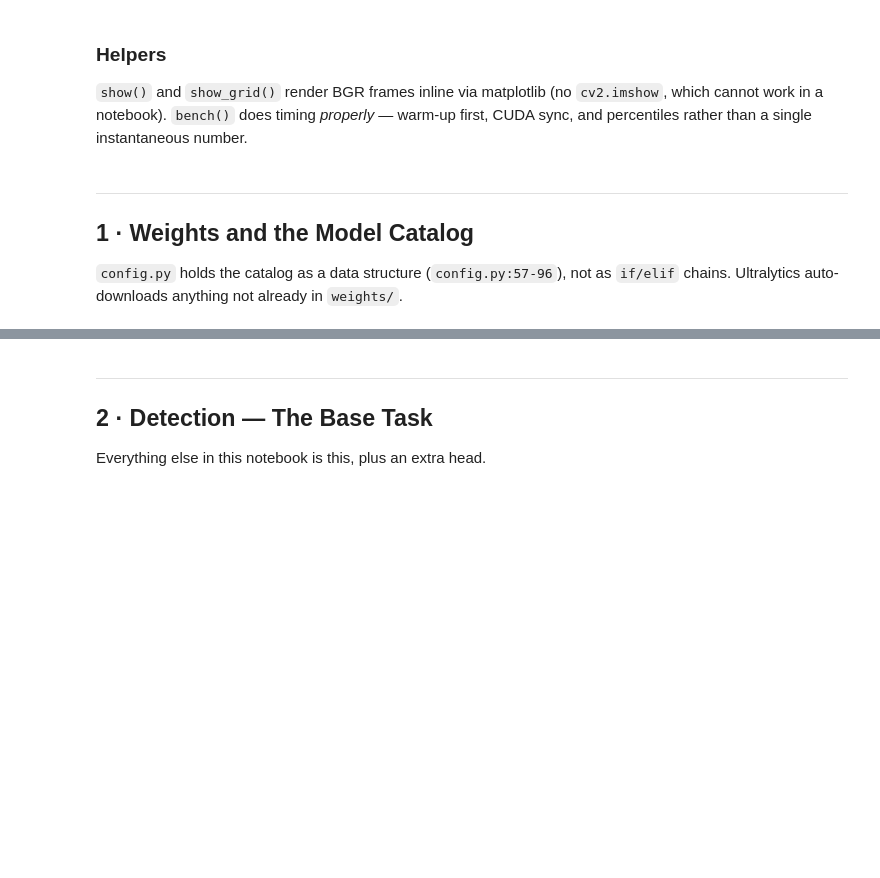
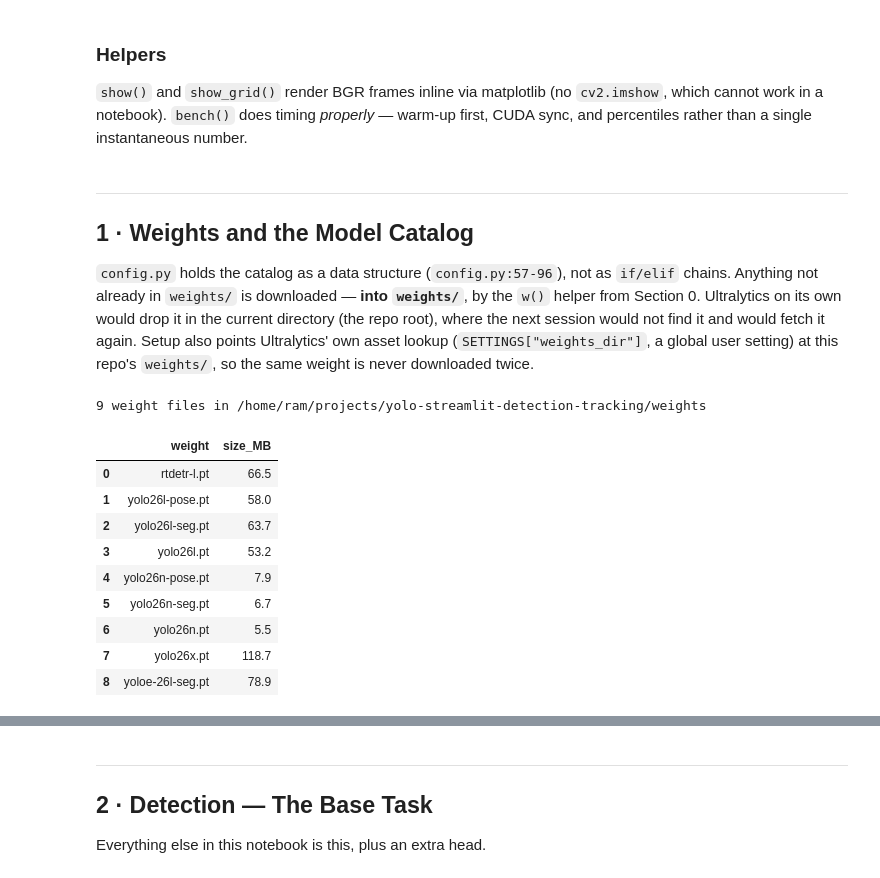
Before and after one commit to aparsoft/yolo-streamlit-detection-tracking, a Jupyter notebook: docs/yolo26_playground.ipynb, the cells around one changed output, grey strips where cells are left out. Drawn from its saved outputs; the diff is of its cells as text; code cells hidden in the pictures; blank space fills up the shorter version.

```diff
--- a/docs/yolo26_playground.ipynb
+++ b/docs/yolo26_playground.ipynb
@@ -179,14 +235,32 @@ print("helpers ready")
 ## 1 · Weights and the Model Catalog
 
 `config.py` holds the catalog as a data structure (`config.py:57-96`), not as `if/elif` chains.
-Ultralytics auto-downloads anything not already in `weights/`.
+Anything not already in `weights/` is downloaded — **into `weights/`**, by the `w()` helper from
+Section 0. Ultralytics on its own would drop it in the current directory (the repo root), where
+the next session would not find it and would fetch it again. Setup also points Ultralytics'
+own asset lookup (`SETTINGS["weights_dir"]`, a global user setting) at this repo's `weights/`,
+so the same weight is never downloaded twice.
 # %%
 present = sorted(p.name for p in config.WEIGHTS_DIR.glob("*.pt"))
-sizes   = {p.name: round(p.stat().st_size / 1e6, 1) for p in config.WEIGHTS_DIR.glob("*.pt")}
+sizes = {
+    p.name: round(p.stat().st_size / 1e6, 1) for p in config.WEIGHTS_DIR.glob("*.pt")
+}
 
 df = pd.DataFrame({"weight": present, "size_MB": [sizes[n] for n in present]})
 print(f"{len(present)} weight files in {config.WEIGHTS_DIR}\n")
 df
+# %% [output]
+9 weight files in /home/ram/projects/yolo-streamlit-detection-tracking/weights
+|  | weight | size_MB |
+| 0 | rtdetr-l.pt | 66.5 |
+| 1 | yolo26l-pose.pt | 58.0 |
+| 2 | yolo26l-seg.pt | 63.7 |
+| 3 | yolo26l.pt | 53.2 |
+| 4 | yolo26n-pose.pt | 7.9 |
+| 5 | yolo26n-seg.pt | 6.7 |
+| 6 | yolo26n.pt | 5.5 |
+| 7 | yolo26x.pt | 118.7 |
+| 8 | yoloe-26l-seg.pt | 78.9 |
 # %%
 # The full catalog the Streamlit app exposes, per task
 rows = []
```
Also changed, not shown: parts of 39 cells of this notebook.
